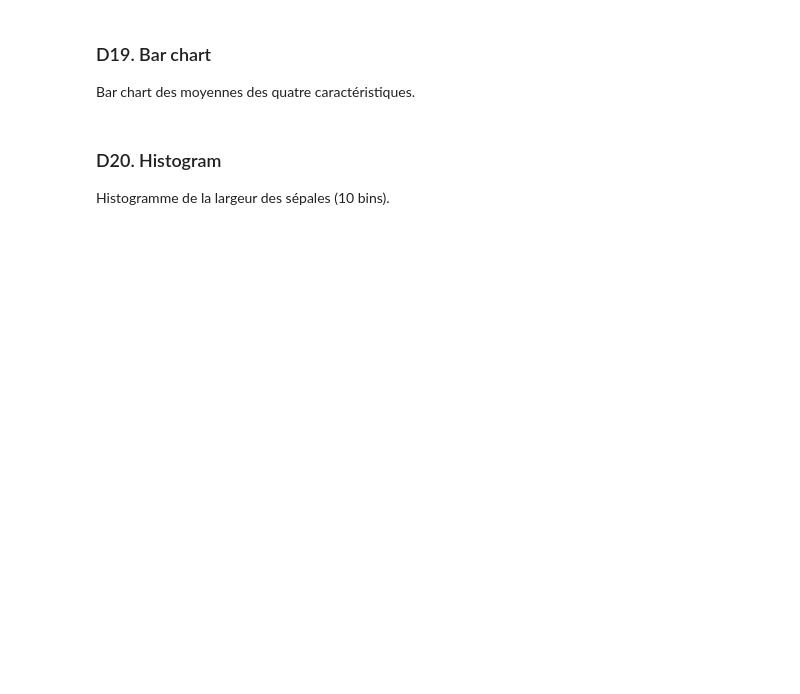
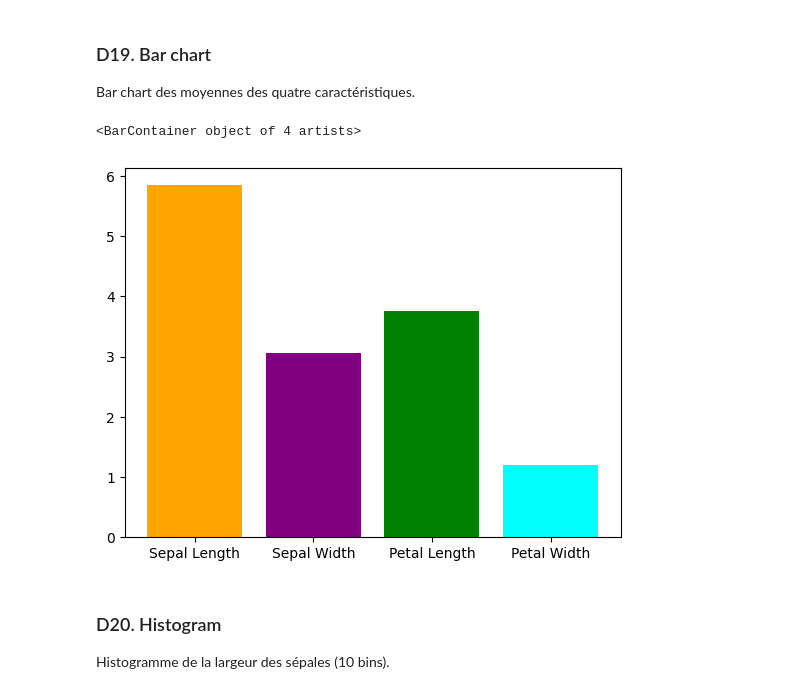
Before and after one commit to Adilchagri/Adilchagri, a Jupyter notebook: notebooks/controle_numpy_matplotlib.ipynb, the cells around one changed output. Saved outputs shown, nothing was run; the diff lists cells and outputs as text; code cells hidden in the pictures; blank space fills up the shorter version.

```diff
--- a/notebooks/controle_numpy_matplotlib.ipynb
+++ b/notebooks/controle_numpy_matplotlib.ipynb
@@ -275,3 +280,9 @@ Bar chart des moyennes des quatre caractéristiques.
+# %%
+feature_names = ['Sepal Length', 'Sepal Width', 'Petal Length', 'Petal Width']
+plt.bar(feature_names , mean_features , color=['orange', 'purple', 'green', 'cyan'])
+# %% [output]
+<BarContainer object of 4 artists>
+[figure, added]
 # %% [markdown]
 ### D20. Histogram
 Histogramme de la largeur des sépales (10 bins).
```
Also changed, not shown: parts of 8 cells of this notebook.
